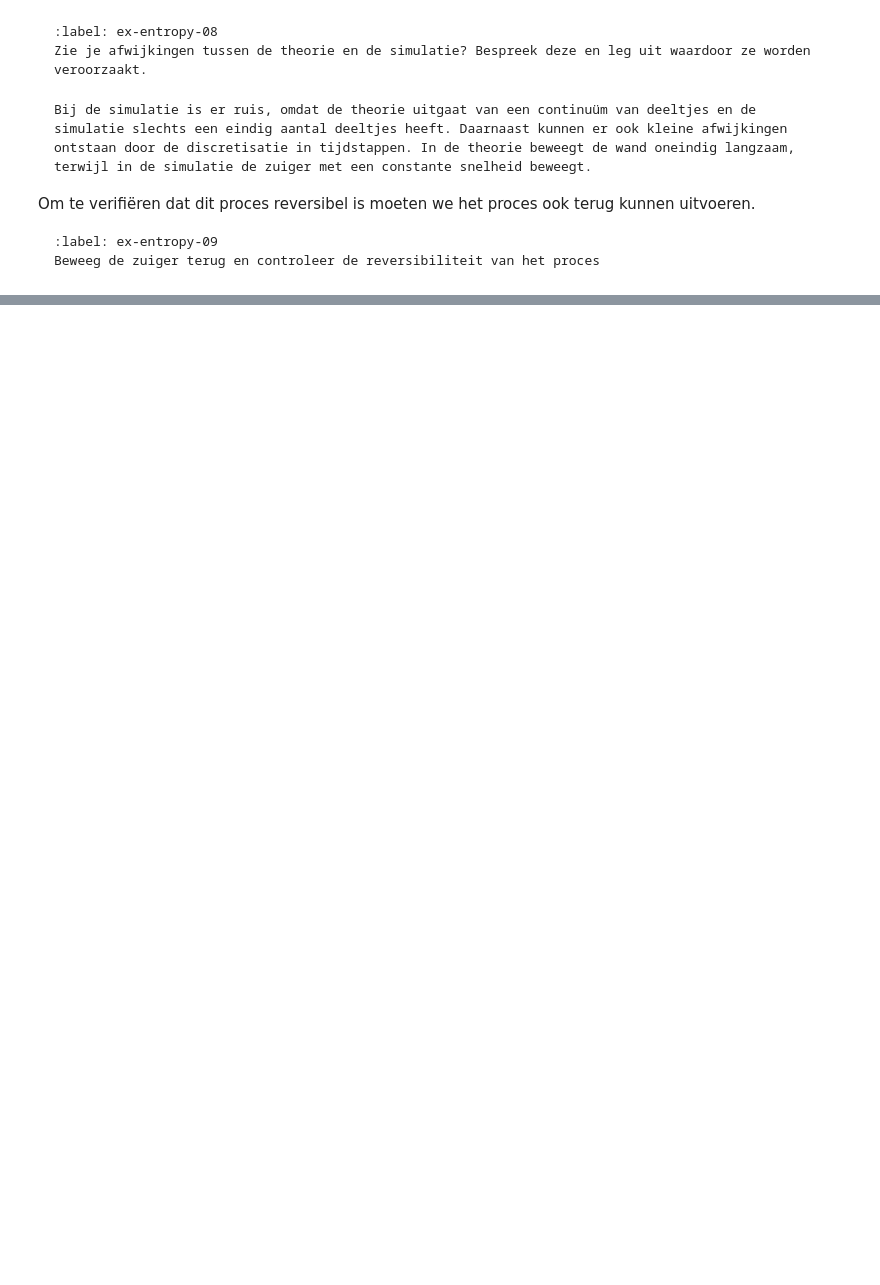
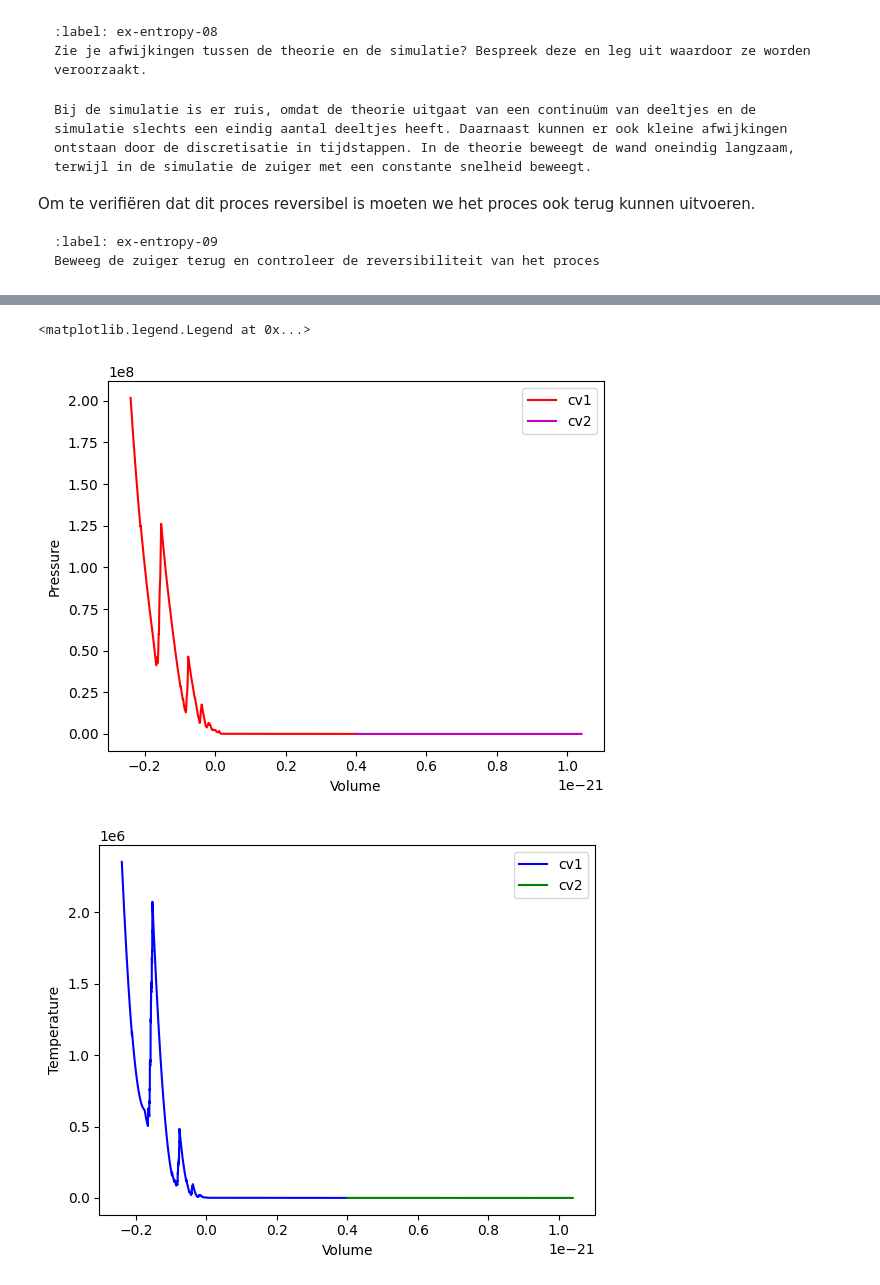
Before and after one commit to srimanp07/SrimanAbel, a Jupyter notebook: Content/PySim/9_entropie.ipynb, the cells around one changed output, grey strips where cells are left out. Saved outputs shown, nothing was run; the diff lists cells and outputs as text; code cells hidden in the pictures; blank space fills up the shorter version.

```diff
--- a/Content/PySim/9_entropie.ipynb
+++ b/Content/PySim/9_entropie.ipynb
@@ -533,8 +570,52 @@ Je kan hiervoor het best starten vanuit de code voor het isotherme proces en dez
 # %%
 # ruime voor uitwerking
 # kopieer hier eerst de code voor de isotherme simulatie
 
 #your code/answer
+num_data = round(abs(BOX_SIZE_0 * 0.8 / (DT * V_PISTON_0)))
+
+vol1fwd = []
+pres1fwd = []
+temp1fwd = []
+
+vol2fwd = []
+pres2fwd = []
+temp2fwd = []
+
+cv1 = ControlVolume(BOX_SIZE_0, BOX_SIZE_0, 50, +V_PISTON_0, 0.5)
+cv2 = ControlVolume(BOX_SIZE_0, BOX_SIZE_0, 50, -V_PISTON_0, 0.5)
+
+T0_2=cv1.temperature+cv2.temperature
+for i in range(num_data):
+    cv1.take_time_step()
+    cv2.take_time_step()
+
+    vol1fwd.append(cv1.area)
+    pres1fwd.append(cv1.pressure)
+    temp1fwd.append(cv1.temperature)
+
+    vol2fwd.append(cv2.area)
+    pres2fwd.append(cv2.pressure)
+    temp2fwd.append(cv2.temperature)
+T1_2=cv1.temperature+cv2.temperature
+
+plt.figure()
+plt.plot(vol1fwd, pres1fwd, '-r', label='cv1')
+plt.plot(vol2fwd, pres2fwd, '-m', label='cv2')
+plt.xlabel('Volume')
+plt.ylabel('Pressure')
+plt.legend()
+plt.figure()
+plt.plot(vol1fwd, temp1fwd, '-b', label='cv1')
+plt.plot(vol2fwd, temp2fwd, '-g', label='cv2')
+
+plt.xlabel('Volume')
+plt.ylabel('Temperature')
+plt.legend()
+# %% [output]
+<matplotlib.legend.Legend at 0x...>
+[figure, added]
+[figure, added]
 # %% [markdown]
 Na de adiabatische verplaatsing moeten de twee volumes alsnog in thermisch evenwicht gebracht worden. Dat doen we met de code hieronder.
 
```
Also changed, not shown: parts of 10 cells of this notebook.
